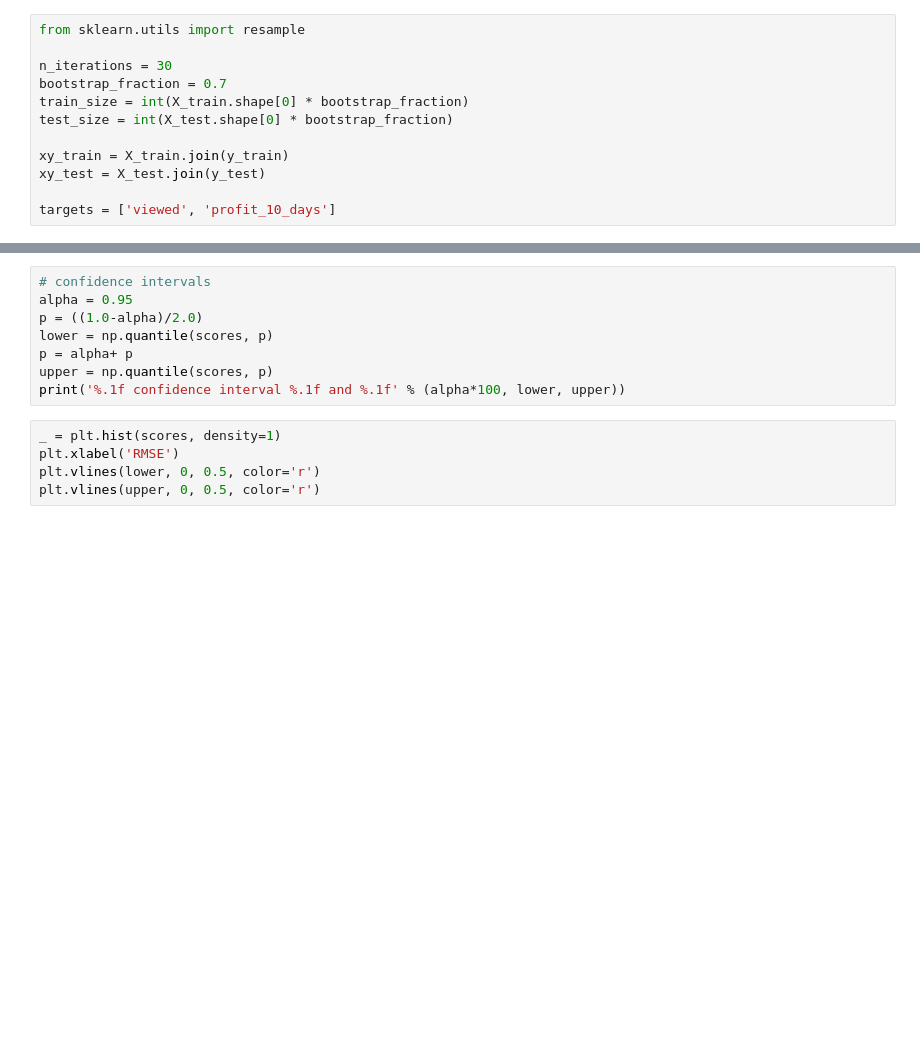
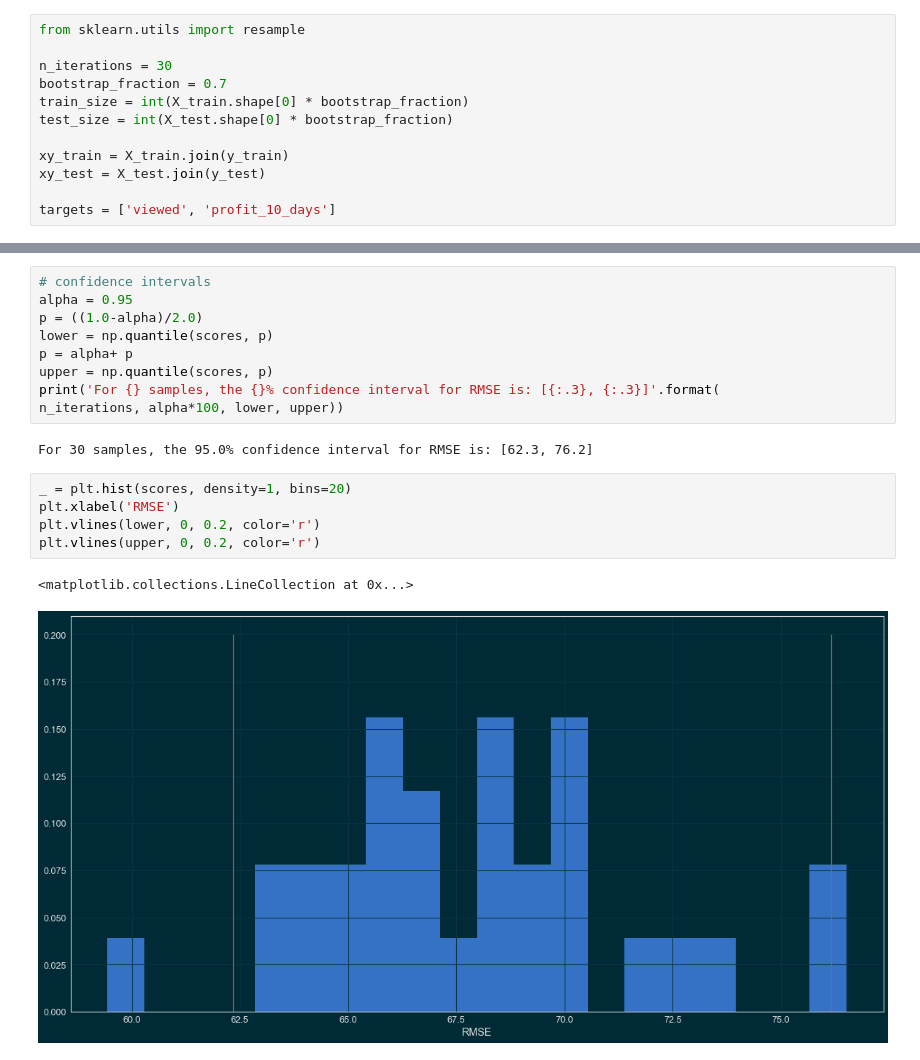
Before and after one commit to mtasende/starbucks-advertising, a Jupyter notebook: notebooks/scratchpad/009-mt-report.ipynb, the cells around one changed output, grey strips where cells are left out. Saved outputs shown, nothing was run; the diff lists cells and outputs as text; blank space fills up the shorter version.

```diff
--- a/notebooks/scratchpad/009-mt-report.ipynb
+++ b/notebooks/scratchpad/009-mt-report.ipynb
@@ -113,9 +129,15 @@ p = ((1.0-alpha)/2.0)
 lower = np.quantile(scores, p)
 p = alpha+ p
 upper = np.quantile(scores, p)
-print('%.1f confidence interval %.1f and %.1f' % (alpha*100, lower, upper))
+print('For {} samples, the {}% confidence interval for RMSE is: [{:.3}, {:.3}]'.format(
+n_iterations, alpha*100, lower, upper))
+# %% [output]
+For 30 samples, the 95.0% confidence interval for RMSE is: [62.3, 76.2]
 # %%
-_ = plt.hist(scores, density=1)
+_ = plt.hist(scores, density=1, bins=20)
 plt.xlabel('RMSE')
-plt.vlines(lower, 0, 0.5, color='r')
-plt.vlines(upper, 0, 0.5, color='r')
+plt.vlines(lower, 0, 0.2, color='r')
+plt.vlines(upper, 0, 0.2, color='r')
+# %% [output]
+<matplotlib.collections.LineCollection at 0x...>
+[figure, added]
```
Also changed, not shown: parts of 1 cell of this notebook, 1 other file.
